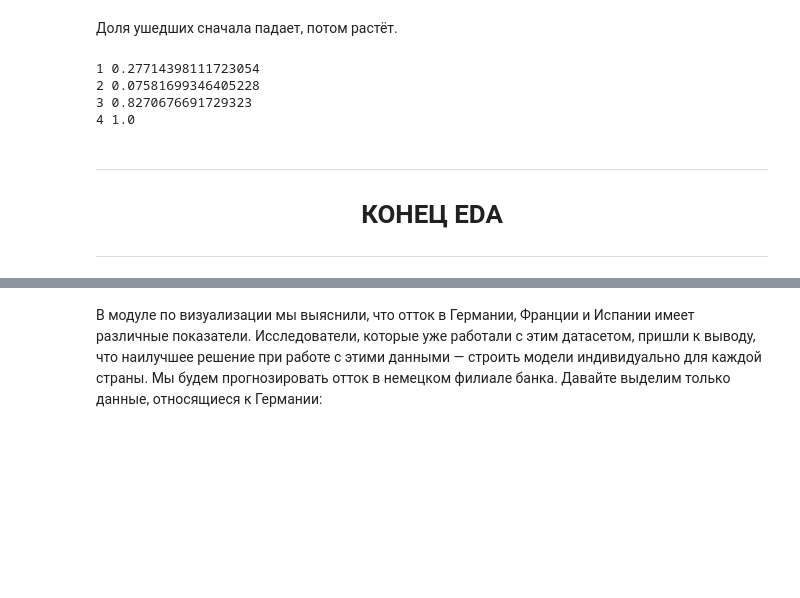
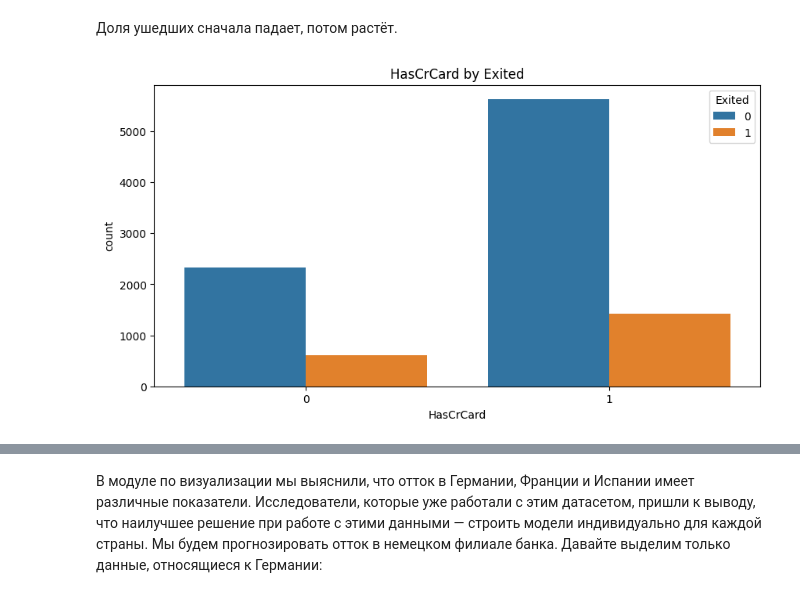
Before and after one commit to Blooodniy/SF_DS, a Jupyter notebook: ML/ML-3. Обучение с учителем классификация/ML-3._practice.ipynb, the cells around one changed output, grey strips where cells are left out. Saved outputs shown, nothing was run; the diff lists cells and outputs as text; code cells hidden in the pictures; blank space fills up the shorter version.

```diff
--- a/ML/ML-3. Обучение с учителем классификация/ML-3._practice.ipynb
+++ b/ML/ML-3. Обучение с учителем классификация/ML-3._practice.ipynb
@@ -214,18 +214,14 @@ ax.set_title('NumOfProducts by Exited');
 [figure]
 # %% [markdown]
 Доля ушедших сначала падает, потом растёт.
-# %%
-# Предполагается к удалению
-prop = churn_data['Exited'].sum()/churn_data['Exited'].count()
-for num in churn_data['NumOfProducts'].value_counts().index:
-    prop = churn_data['Exited'][churn_data['NumOfProducts']==num].sum()/churn_data['Exited'][churn_data['NumOfProducts']==num].count()
-    print(num, prop)
-# %% [output]
-1 0.27714398111723054
-2 0.07581699346405228
-3 0.8270676691729323
-4 1.0
-# %% [markdown]
----
-# <center> КОНЕЦ EDA
----
+# %%
+fig, ax = plt.subplots(figsize = (10, 5))
+sns.countplot(
+    data=churn_data,
+    x='HasCrCard',
+    hue=churn_data['Exited'],
+    ax=ax
+)
+ax.set_title('HasCrCard by Exited');
+# %% [output]
+[figure, added]
```
Also changed, not shown: parts of 31 cells of this notebook.
